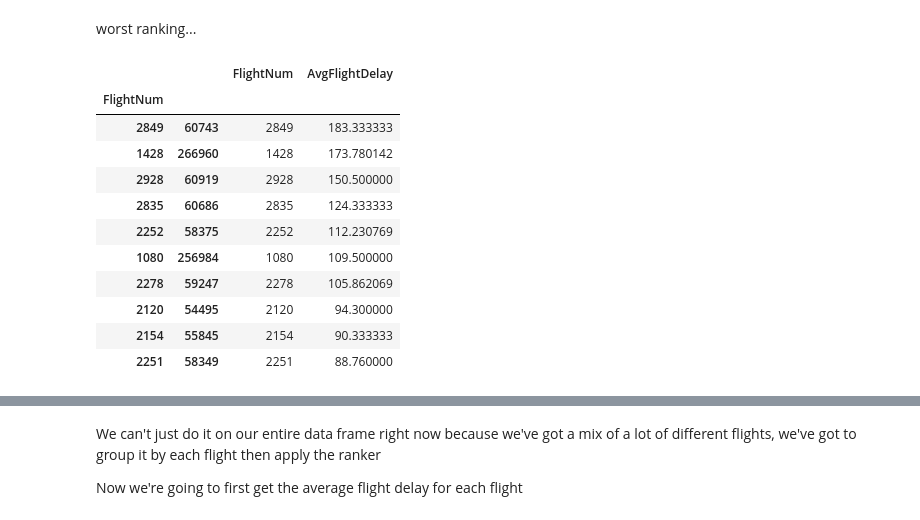
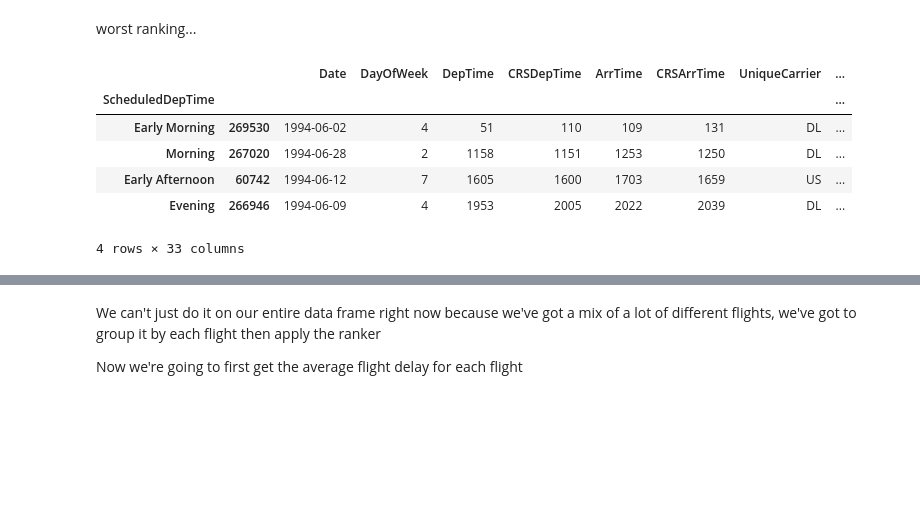
Before and after one commit to bllchmbrs/data_analysis_with_python_and_pandas, a Jupyter notebook: 5 - pandas Advanced/5-2 pandas DataFrame advaced read_csv, read_html, binning, categorical data, more grouping, Apply, Transforming, Aggregate functions.ipynb, the cells around one changed output, grey strips where cells are left out. Drawn from its saved outputs; the diff is of its cells as text; code cells hidden in the pictures; blank space fills up the shorter version.

```diff
--- a/5 - pandas Advanced/5-2 pandas DataFrame advaced read_csv, read_html, binning, categorical data, more grouping, Apply, Transforming, Aggregate functions, replace.ipynb
+++ b/5 - pandas Advanced/5-2 pandas DataFrame advaced read_csv, read_html, binning, categorical data, more grouping, Apply, Transforming, Aggregate functions.ipynb
@@ -264,19 +264,14 @@ def ranking(dataframe, column):
     dataframe[column + "Rank"] = np.arange(len(dataframe)) + 1
     return dataframe
 # %%
-avg_delayed_ranked = avg_delayed.groupby('FlightNum').apply(lambda x: ranking(x, 'AvgFlightDelay'))
+avg_delayed_ranked = avg_delayed.groupby('ScheduledDepTime').apply(lambda x: ranking(x, 'AvgFlightDelay'))
 # %%
-avg_delayed_ranked[avg_delayed_ranked.AvgFlightDelayRank == 1].sort('AvgFlightDelay', ascending=False).head(10)[['FlightNum','AvgFlightDelay']]
+avg_delayed_ranked[avg_delayed_ranked.AvgFlightDelayRank == 1]
 # %% [output]
-|  |  | FlightNum | AvgFlightDelay |
-| FlightNum |  |  |  |
-| 2849 | 60743 | 2849 | 183.333333 |
-| 1428 | 266960 | 1428 | 173.780142 |
-| 2928 | 60919 | 2928 | 150.500000 |
-| 2835 | 60686 | 2835 | 124.333333 |
-| 2252 | 58375 | 2252 | 112.230769 |
-| 1080 | 256984 | 1080 | 109.500000 |
-| 2278 | 59247 | 2278 | 105.862069 |
-| 2120 | 54495 | 2120 | 94.300000 |
-| 2154 | 55845 | 2154 | 90.333333 |
-| 2251 | 58349 | 2251 | 88.760000 |
+|  |  | Date | DayOfWeek | DepTime | CRSDepTime | ArrTime | CRSArrTime | UniqueCarrier | ... |
+| ScheduledDepTime |  |  |  |  |  |  |  |  | ... |
+| Early Morning | 269530 | 1994-06-02 | 4 | 51 | 110 | 109 | 131 | DL | ... |
+| Morning | 267020 | 1994-06-28 | 2 | 1158 | 1151 | 1253 | 1250 | DL | ... |
+| Early Afternoon | 60742 | 1994-06-12 | 7 | 1605 | 1600 | 1703 | 1659 | US | ... |
+| Evening | 266946 | 1994-06-09 | 4 | 1953 | 2005 | 2022 | 2039 | DL | ... |
+4 rows × 33 columns
```
Also changed, not shown: parts of 8 cells of this notebook, 1 other file.
